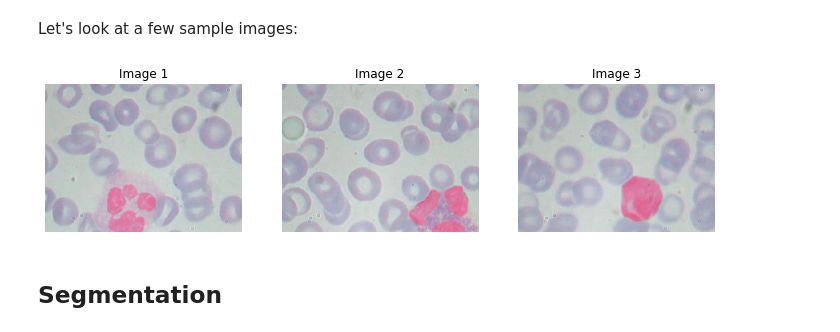
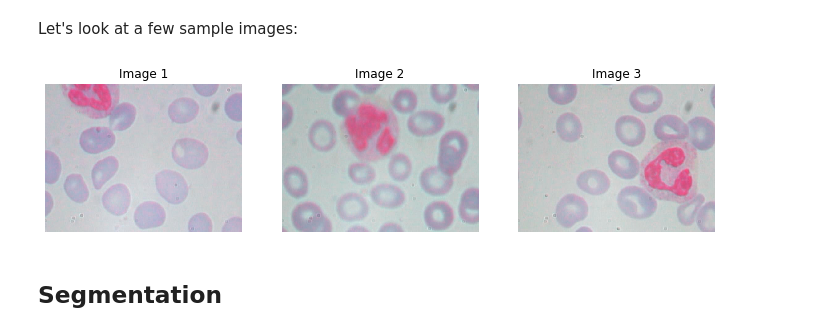
Before and after one commit to teodora-petkova/artificial-intelligence-course, a Jupyter notebook: Data-Science/Trials/Blood Cells Features Extraction.ipynb, the cells around one changed output. Drawn from its saved outputs; the diff is of its cells as text; code cells hidden in the pictures.

```diff
--- a/Data-Science/Trials/Blood Cells Features Extraction.ipynb
+++ b/Data-Science/Trials/Blood Cells Features Extraction.ipynb
@@ -76,17 +74,16 @@ URL = "https://raw.githubusercontent.com/MahmudulAlam/Complete-Blood-Cell-Count-
 # %% [markdown]
 Let's look at a few sample images:
 # %%
-image1 = read_image_by_url(URL + "BloodImage_00346.jpg")
-image2 = read_image_by_url(URL + "BloodImage_00345.jpg")
-image3 = read_image_by_url(URL + "BloodImage_00347.jpg")
-
+image1 = read_image_by_url(URL + "BloodImage_00388.jpg")
+image2 = read_image_by_url(URL + "BloodImage_00398.jpg")
+image3 = read_image_by_url(URL + "BloodImage_00384.jpg")
 fig, (ax1, ax2, ax3) = plt.subplots(1, 3, figsize=(12, 3))
 plot_image(image1, "Image 1", plot_axis = ax1, show_figure = False)
 plot_image(image2, "Image 2", plot_axis = ax2, show_figure = False)
 plot_image(image3, "Image 3", plot_axis = ax3, show_figure = False)
 plt.show()
 # %% [output]
-[figure, old version]
+[figure, new version]
 # %% [markdown]
 ## Segmentation
 # %% [markdown]
```
Also changed, not shown: parts of 32 cells of this notebook.
